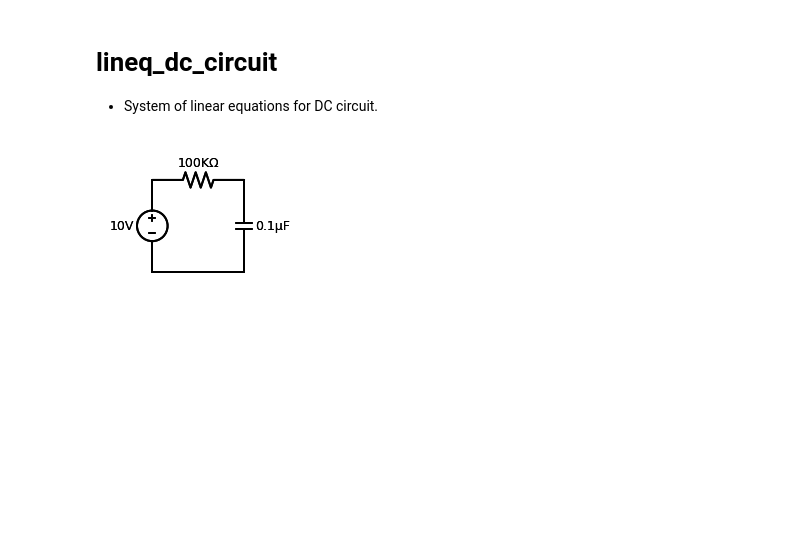
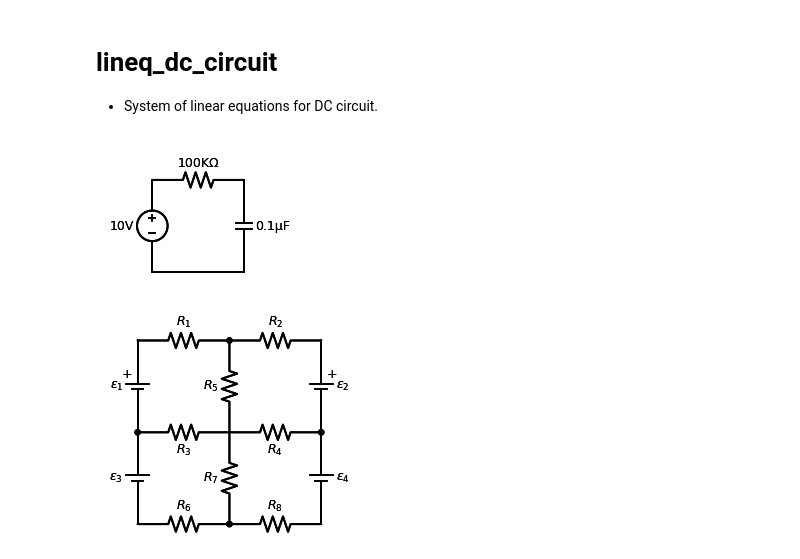
Before and after one commit to dudung/py-jupyter-nb, a Jupyter notebook: src/stepin/exercises/05/lineq_dc_circuit.ipynb, the cells around one changed output. Cells and saved outputs as stored; diff of their text form; code cells hidden in the pictures; blank space fills up the shorter version.

```diff
--- a/src/stepin/exercises/05/lineq_dc_circuit.ipynb
+++ b/src/stepin/exercises/05/lineq_dc_circuit.ipynb
@@ -38,0 +15,26 @@ with schemdraw.Drawing(file='schematic.svg') as d:
+# %%
+import schemdraw
+import schemdraw.elements as elm
+with schemdraw.Drawing(file='schematic.svg') as d:
+    d += elm.Resistor().label('$R_2$')
+    d += elm.BatteryCell().down().label('$\epsilon_2$', loc='bottom').label("+", ofst=(-0.4, 0.9))
+    d += elm.Resistor().left().label('$R_4$', loc='bottom')
+    d += elm.Resistor().up().label('$R_5$')
+    d += elm.Dot()
+    d += elm.Resistor().left().label('$R_1$')
+    d += elm.BatteryCell().down().label('$\epsilon_1$', loc='top').label("+", ofst=(-0.4, 0.2))
+    d += elm.Dot()
+    d.push()
+    d += elm.Resistor().right().label('$R_3$', loc='bottom')
+    d.pop()
+    d += elm.BatteryCell().down().label('$\epsilon_3$', loc='top')
+    d += elm.Resistor().right().label('$R_6$', loc='top')
+    d += elm.Dot()
+    d.push()
+    d += elm.Resistor().right().label('$R_8$', loc='top')
+    d += elm.BatteryCell().up().reverse().label('$\epsilon_4$', loc='bottom')
+    d += elm.Dot()
+    d.pop()
+    d += elm.Resistor().up().label('$R_7$', loc='top')
+# %% [output]
+[figure, added]
```
Also changed, not shown: parts of 1 cell of this notebook, 1 other file.
